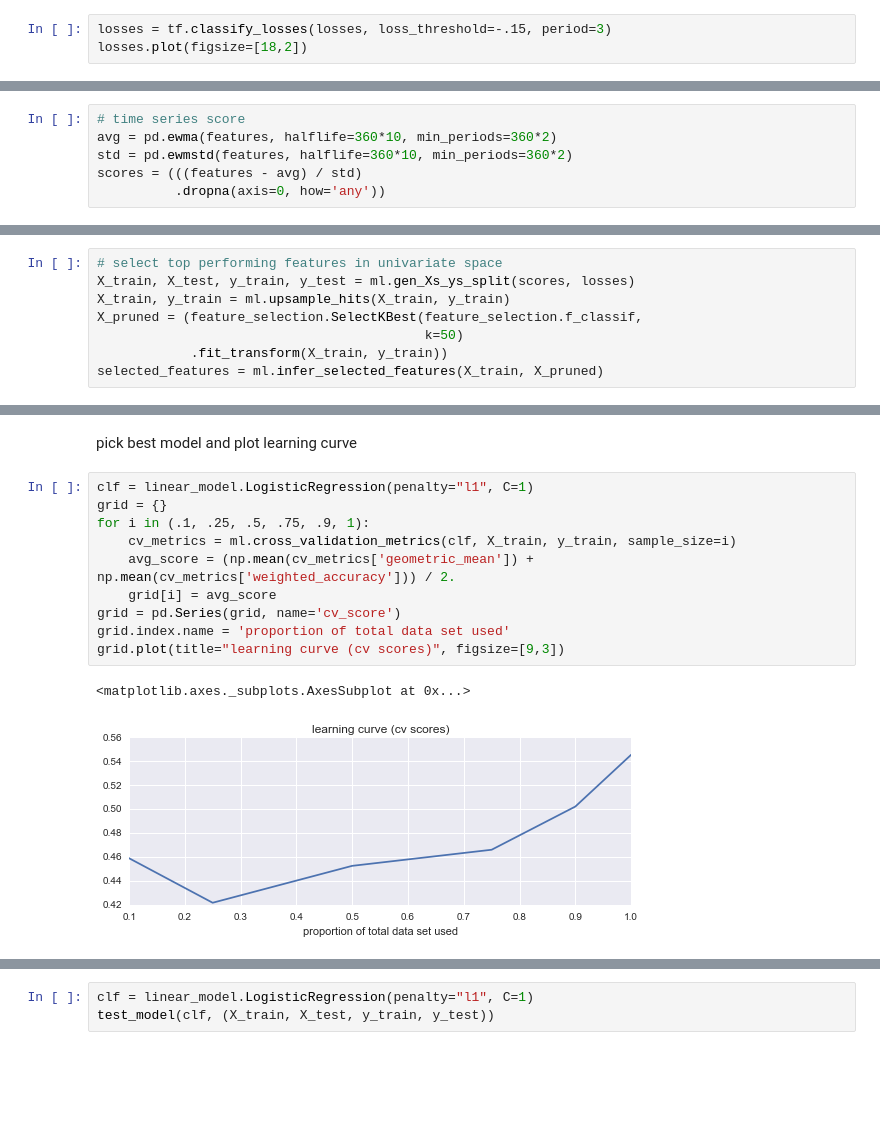
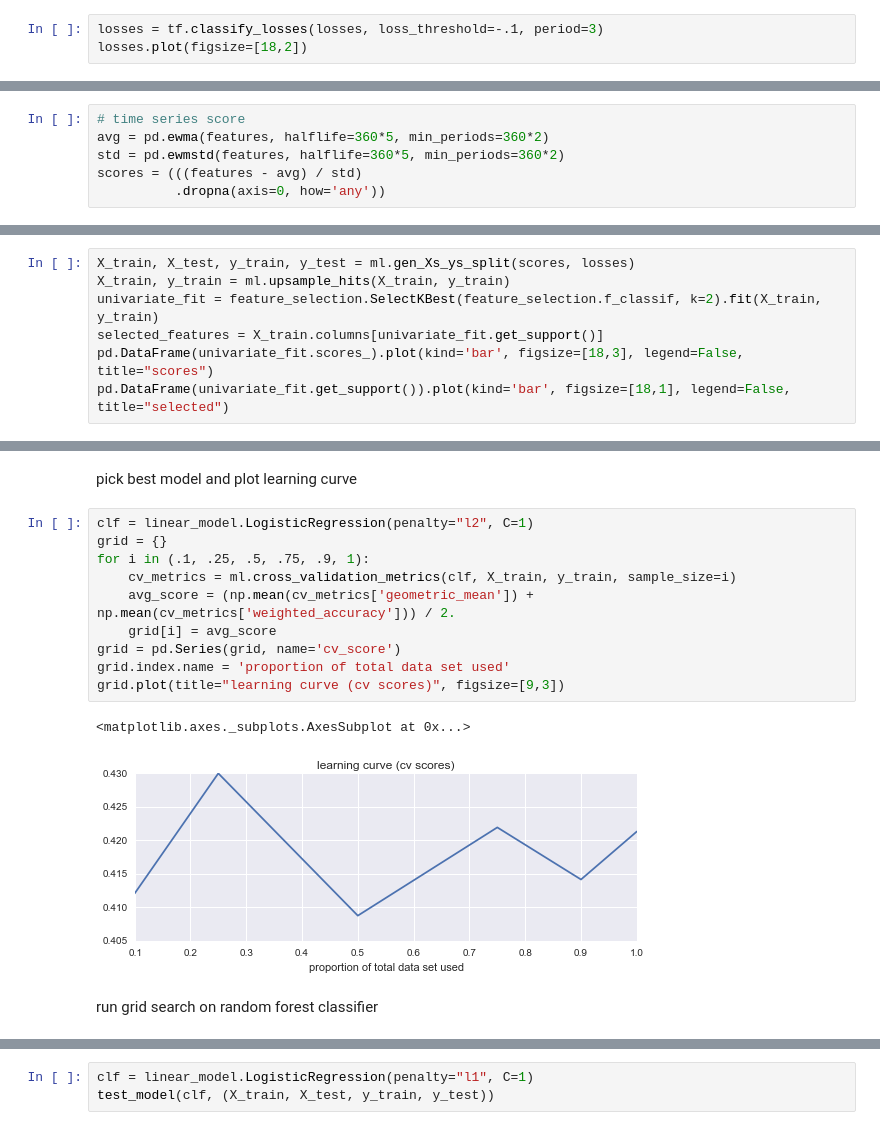
Before and after one commit to rhouck/bubble, a Jupyter notebook: notes/Model Construction.ipynb, the cells around one changed output, grey strips where cells are left out. Saved outputs shown, nothing was run; the diff lists cells and outputs as text; blank space fills up the shorter version.

```diff
--- a/notes/Model Construction.ipynb
+++ b/notes/Model Construction.ipynb
@@ -56,7 +59,7 @@ losses.plot(figsize=[18,3])
 <matplotlib.axes._subplots.AxesSubplot at 0x...>
 [figure]
 # %%
-losses = tf.classify_losses(losses, loss_threshold=-.15, period=3)
+losses = tf.classify_losses(losses, loss_threshold=-.1, period=3)
 losses.plot(figsize=[18,2])
 # %% [output]
 <matplotlib.axes._subplots.AxesSubplot at 0x...>
@@ -141,7 +144,7 @@ features.head()
 5 rows × 325 columns
 # %%
 # time series score
-avg = pd.ewma(features, halflife=360*10, min_periods=360*2)
-std = pd.ewmstd(features, halflife=360*10, min_periods=360*2)
+avg = pd.ewma(features, halflife=360*5, min_periods=360*2)
+std = pd.ewmstd(features, halflife=360*5, min_periods=360*2)
 scores = (((features - avg) / std)
           .dropna(axis=0, how='any'))
@@ -160,8 +165,7 @@ scores.plot(figsize=[18,3], alpha=.2, legend=False)
 # %%
-# select top performing features in univariate space
 X_train, X_test, y_train, y_test = ml.gen_Xs_ys_split(scores, losses)
 X_train, y_train = ml.upsample_hits(X_train, y_train)
-X_pruned = (feature_selection.SelectKBest(feature_selection.f_classif,
-                                          k=50)
-            .fit_transform(X_train, y_train))
-selected_features = ml.infer_selected_features(X_train, X_pruned)
+univariate_fit = feature_selection.SelectKBest(feature_selection.f_classif, k=2).fit(X_train, y_train)
+selected_features = X_train.columns[univariate_fit.get_support()]
+pd.DataFrame(univariate_fit.scores_).plot(kind='bar', figsize=[18,3], legend=False, title="scores")
+pd.DataFrame(univariate_fit.get_support()).plot(kind='bar', figsize=[18,1], legend=False, title="selected")
@@ -203,15 +235,17 @@ grid
 # %% [markdown]
 pick best model and plot learning curve
 # %%
-clf = linear_model.LogisticRegression(penalty="l1", C=1)
+clf = linear_model.LogisticRegression(penalty="l2", C=1)
 grid = {}
 for i in (.1, .25, .5, .75, .9, 1):
     cv_metrics = ml.cross_validation_metrics(clf, X_train, y_train, sample_size=i)
     avg_score = (np.mean(cv_metrics['geometric_mean']) + np.mean(cv_metrics['weighted_accuracy'])) / 2.
     grid[i] = avg_score
 grid = pd.Series(grid, name='cv_score')
 grid.index.name = 'proportion of total data set used'
 grid.plot(title="learning curve (cv scores)", figsize=[9,3])
 # %% [output]
 <matplotlib.axes._subplots.AxesSubplot at 0x...>
-[figure, old version]
+[figure, new version]
+# %% [markdown]
+run grid search on random forest classifier
```
Also changed, not shown: parts of 19 cells of this notebook.
